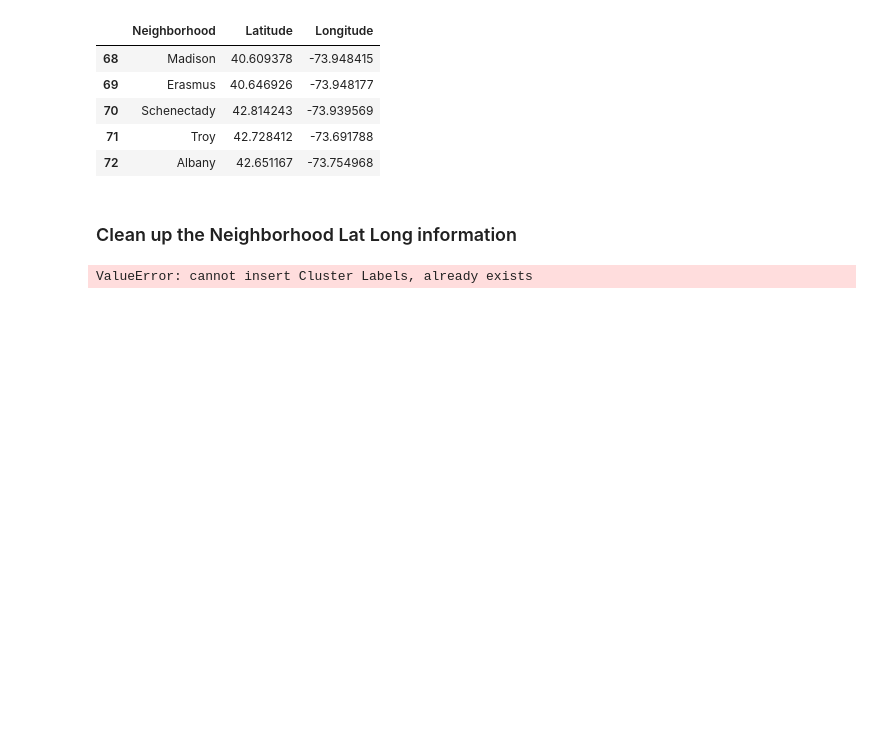
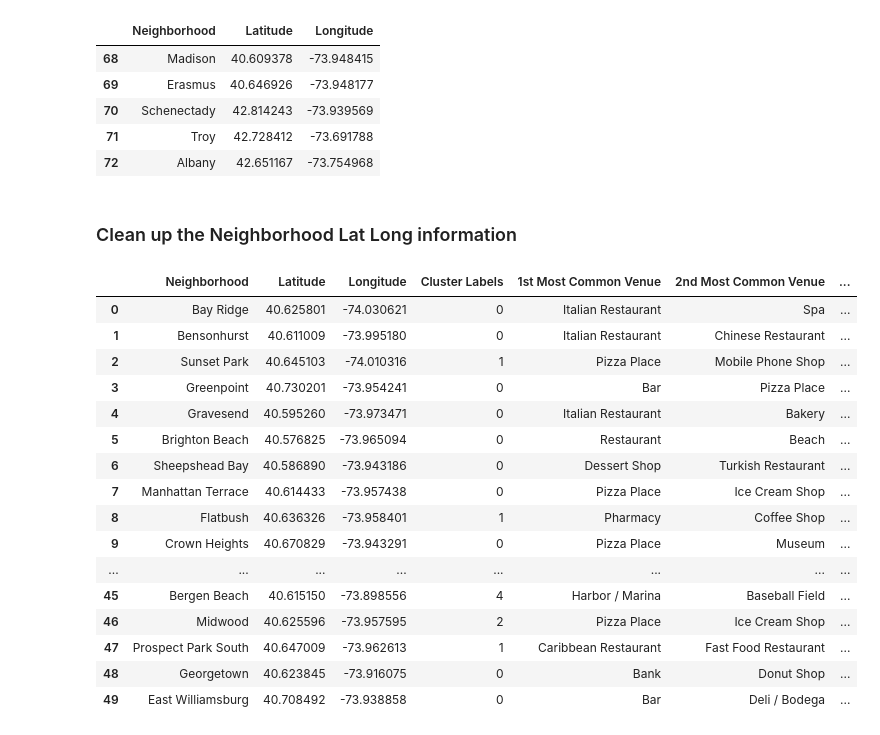
Before and after one commit to stryder518/Data_Science_Capstone, a Jupyter notebook: Data Science Capstone.ipynb, the cells around one changed output. Drawn from its saved outputs; the diff is of its cells as text; code cells hidden in the pictures; blank space fills up the shorter version.

```diff
--- a/Data Science Capstone.ipynb
+++ b/Data Science Capstone.ipynb
@@ -491,15 +491,31 @@ ny_data.tail(5)
 # %%
 # add clustering labels back into the dataframe
 neighborhoods_venues_sorted.insert(0, 'Cluster Labels', kmeans.labels_)
 
 ny_merged = ny_data
 
 # merge toronto_grouped with toronto_data to add latitude/longitude for each neighborhood
 ny_merged = ny_merged.join(neighborhoods_venues_sorted.set_index('Neighborhood'), on='Neighborhood')
 
-ny_merged.head() # check the last columns!
+ny_merged.head(50) # check the last columns!
 # %% [output]
-ValueError: cannot insert Cluster Labels, already exists
+|  | Neighborhood | Latitude | Longitude | Cluster Labels | 1st Most Common Venue | 2nd Most Common Venue | ... |
+| 0 | Bay Ridge | 40.625801 | -74.030621 | 0 | Italian Restaurant | Spa | ... |
+| 1 | Bensonhurst | 40.611009 | -73.995180 | 0 | Italian Restaurant | Chinese Restaurant | ... |
+| 2 | Sunset Park | 40.645103 | -74.010316 | 1 | Pizza Place | Mobile Phone Shop | ... |
+| 3 | Greenpoint | 40.730201 | -73.954241 | 0 | Bar | Pizza Place | ... |
+| 4 | Gravesend | 40.595260 | -73.973471 | 0 | Italian Restaurant | Bakery | ... |
+| 5 | Brighton Beach | 40.576825 | -73.965094 | 0 | Restaurant | Beach | ... |
+| 6 | Sheepshead Bay | 40.586890 | -73.943186 | 0 | Dessert Shop | Turkish Restaurant | ... |
+| 7 | Manhattan Terrace | 40.614433 | -73.957438 | 0 | Pizza Place | Ice Cream Shop | ... |
+| 8 | Flatbush | 40.636326 | -73.958401 | 1 | Pharmacy | Coffee Shop | ... |
+| 9 | Crown Heights | 40.670829 | -73.943291 | 0 | Pizza Place | Museum | ... |
+| ... | ... | ... | ... | ... | ... | ... | ... |
+| 45 | Bergen Beach | 40.615150 | -73.898556 | 4 | Harbor / Marina | Baseball Field | ... |
+| 46 | Midwood | 40.625596 | -73.957595 | 2 | Pizza Place | Ice Cream Shop | ... |
+| 47 | Prospect Park South | 40.647009 | -73.962613 | 1 | Caribbean Restaurant | Fast Food Restaurant | ... |
+| 48 | Georgetown | 40.623845 | -73.916075 | 0 | Bank | Donut Shop | ... |
+| 49 | East Williamsburg | 40.708492 | -73.938858 | 0 | Bar | Deli / Bodega | ... |
 # %%
 ### Review Clustering Results to check if Bushwick has a match in Albany, Schenectady, or Troy.
 
```
Also changed, not shown: parts of 8 cells of this notebook.
